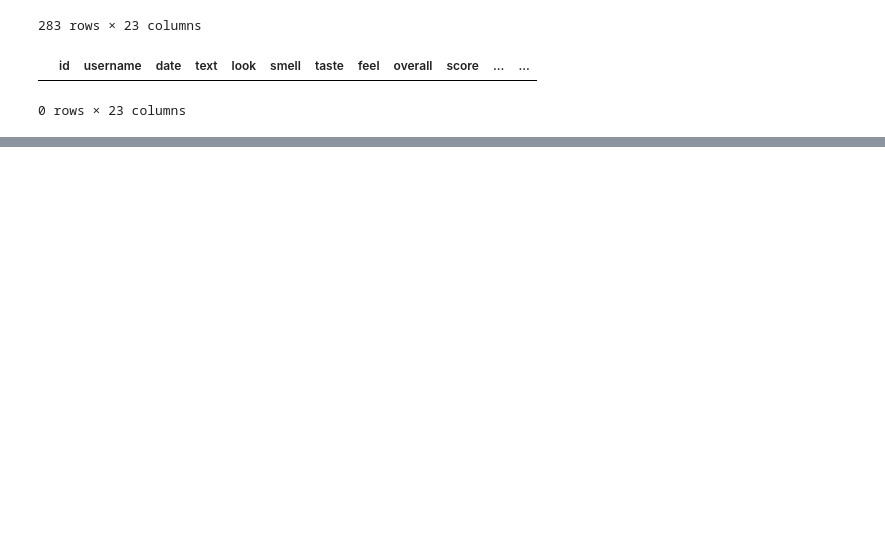
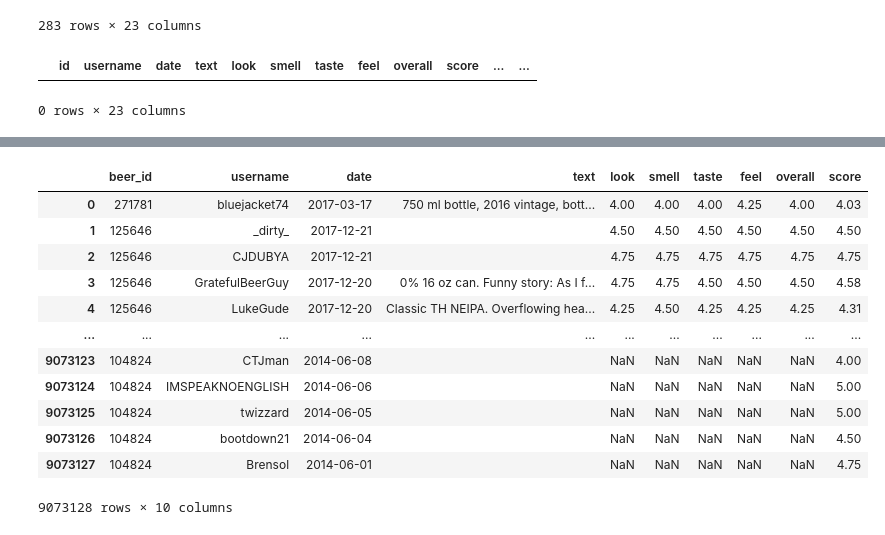
Before and after one commit to aabrahamson3/beer30, a Jupyter notebook: 1.0-Recommender.ipynb, the cells around one changed output, grey strips where cells are left out. Cells and saved outputs as stored; diff of their text form; code cells hidden in the pictures; blank space fills up the shorter version.

```diff
--- a/1.0-Recommender.ipynb
+++ b/1.0-Recommender.ipynb
@@ -443,0 +601,16 @@ df_with_mins.loc[(df_with_mins.id == 78820) &
+# %%
+reviews
+# %% [output]
+|  | beer_id | username | date | text | look | smell | taste | feel | overall | score |
+| 0 | 271781 | bluejacket74 | 2017-03-17 | 750 ml bottle, 2016 vintage, bott... | 4.00 | 4.00 | 4.00 | 4.25 | 4.00 | 4.03 |
+| 1 | 125646 | _dirty_ | 2017-12-21 |  | 4.50 | 4.50 | 4.50 | 4.50 | 4.50 | 4.50 |
+| 2 | 125646 | CJDUBYA | 2017-12-21 |  | 4.75 | 4.75 | 4.75 | 4.75 | 4.75 | 4.75 |
+| 3 | 125646 | GratefulBeerGuy | 2017-12-20 | 0% 16 oz can. Funny story: As I f... | 4.75 | 4.75 | 4.50 | 4.50 | 4.50 | 4.58 |
+| 4 | 125646 | LukeGude | 2017-12-20 | Classic TH NEIPA. Overflowing hea... | 4.25 | 4.50 | 4.25 | 4.25 | 4.25 | 4.31 |
+| ... | ... | ... | ... | ... | ... | ... | ... | ... | ... | ... |
+| 9073123 | 104824 | CTJman | 2014-06-08 |  | NaN | NaN | NaN | NaN | NaN | 4.00 |
+| 9073124 | 104824 | IMSPEAKNOENGLISH | 2014-06-06 |  | NaN | NaN | NaN | NaN | NaN | 5.00 |
+| 9073125 | 104824 | twizzard | 2014-06-05 |  | NaN | NaN | NaN | NaN | NaN | 5.00 |
+| 9073126 | 104824 | bootdown21 | 2014-06-04 |  | NaN | NaN | NaN | NaN | NaN | 4.50 |
+| 9073127 | 104824 | Brensol | 2014-06-01 |  | NaN | NaN | NaN | NaN | NaN | 4.75 |
+9073128 rows × 10 columns
```
Also changed, not shown: parts of 11 cells of this notebook.
